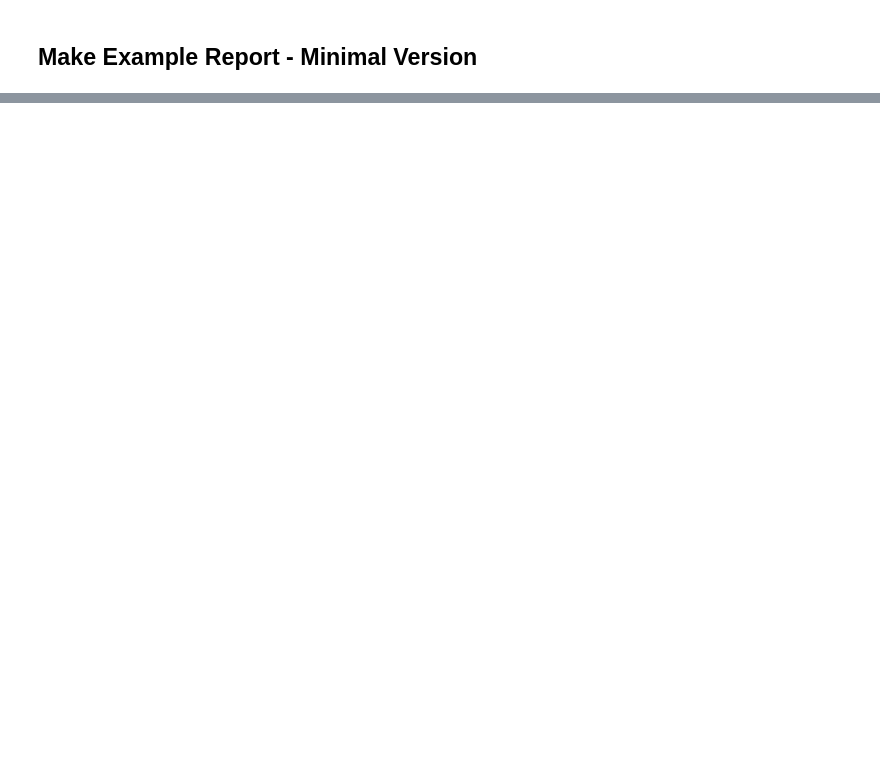
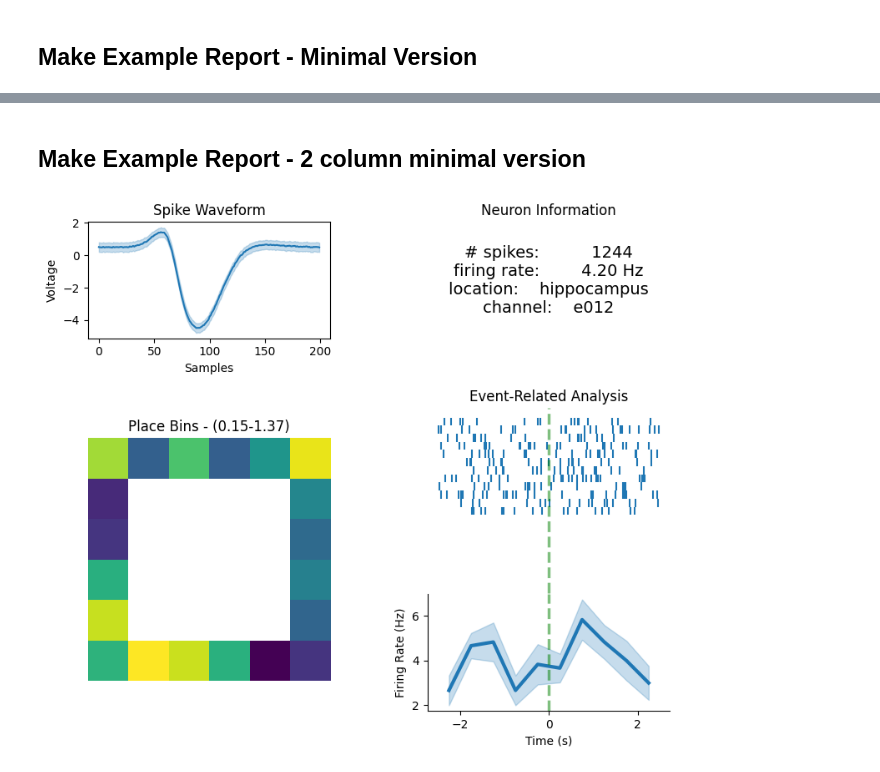
Before and after one commit to HSNPipeline/Paper, a Jupyter notebook: 02-NeuronReport.ipynb, the cells around one changed output, grey strips where cells are left out. Cells and saved outputs as stored; diff of their text form; code cells hidden in the pictures; blank space fills up the shorter version.

Commit message:
update report

```diff
--- a/02-NeuronReport.ipynb
+++ b/02-NeuronReport.ipynb
@@ -152,0 +153,29 @@ save_figure('report_mini.pdf', SAVE_FOLDER)
+# %% [markdown]
+## Make Example Report - 2 column minimal version
+# %%
+# Initialize figure
+grid = make_grid(4, 2, wspace=0.4, hspace=0.6, figsize=(9, 10.5))
+
+# 00: spike waveform
+plot_waveform(waveforms, average='mean', shade='std',
+              ax=get_grid_subplot(grid, 0, 0))
+
+# 01: unit information
+plot_text(neuron_string, title='Neuron Information',
+          ax=get_grid_subplot(grid, 0, 1))
+
+# 10/20: 'place bin' firing
+plot_heatmap(place_bins, title=create_heatmap_title('Place Bins', place_bins),
+             ax=get_grid_subplot(grid, slice(1, 3), 0))
+
+# 13/23: raster and associated binned firing rates of event1
+ax10 = get_grid_subplot(grid, 1, 1)
+ax20 = get_grid_subplot(grid, 2, 1, sharex=ax20)
+plot_raster_and_rates(event1_spikes, tbin_size, time_range,
+                      title='Event-Related Analysis', fontsize=24, axes=[ax10, ax20])
+
+
+
+save_figure('report_mini2c.pdf', SAVE_FOLDER)
+# %% [output]
+[figure, added]
```
Also changed, not shown: parts of 2 cells of this notebook.
